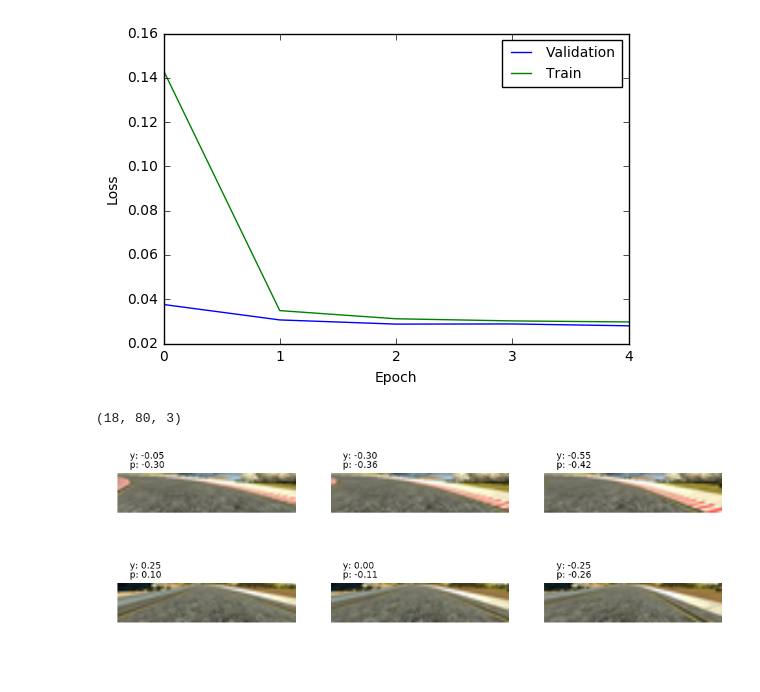
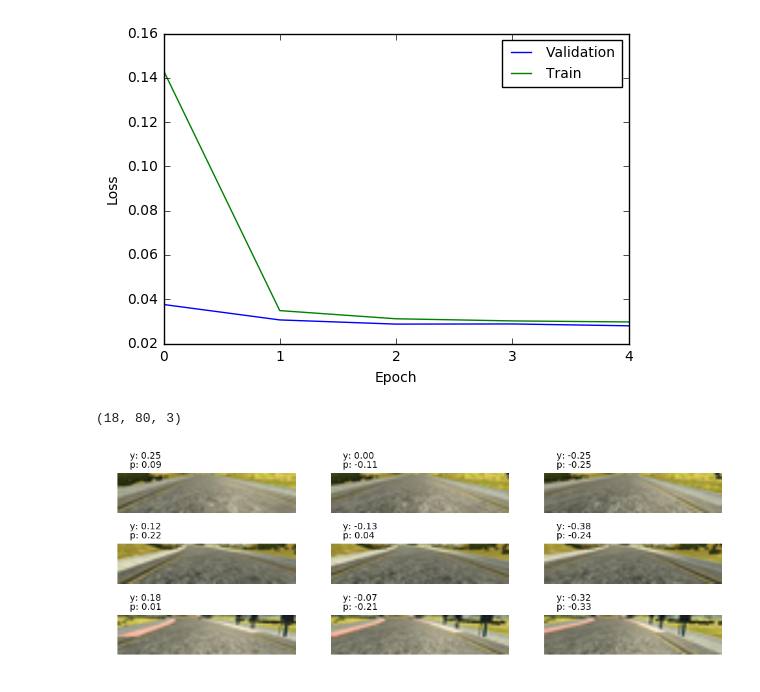
Before and after one commit to vfcosta/CarND-Behavioral-Cloning, a Jupyter notebook: exploration.ipynb, the cells around one changed output. Drawn from its saved outputs; the diff is of its cells as text; code cells hidden in the pictures.

```diff
--- a/exploration.ipynb
+++ b/exploration.ipynb
@@ -115,24 +116,24 @@ with open("history.json") as infile:
 [figure]
 # %%
 # Plot sample images
-n_samples = 2
+n_samples = 3
 indexes = np.random.randint(0, len(driving_log), n_samples)
 fig, axs = plt.subplots(n_samples, 3)
 fig.set_size_inches(12, 4)
 
 for i,index in enumerate(indexes):
     for j,label in enumerate(['left', 'center', 'right']):
         axs[i,j].axis('off')
         steering = driving_log.ix[index]['steering']
         axs[i,j].text(5,-7, "y: %0.2f" % calculate_steering(steering, label))
         image = kimage.load_img(data_dir + "/" + driving_log.ix[index][label].strip())
         image_array = preprocess(image, normalize=False)
         if i==0 and j==0: print(image_array.shape)
 
         processed_image = preprocess(image)
         predicted_steering = float(model.predict(processed_image[None, :, :, :], batch_size=1))
         axs[i,j].text(5, -3, "p: %0.2f" % predicted_steering)
         axs[i,j].imshow(cv2.cvtColor(image_array, cv2.COLOR_HSV2BGR))
 # %% [output]
 (18, 80, 3)
-[figure, old version]
+[figure, new version]
```
Also changed, not shown: parts of 2 cells of this notebook, 8 other files.
